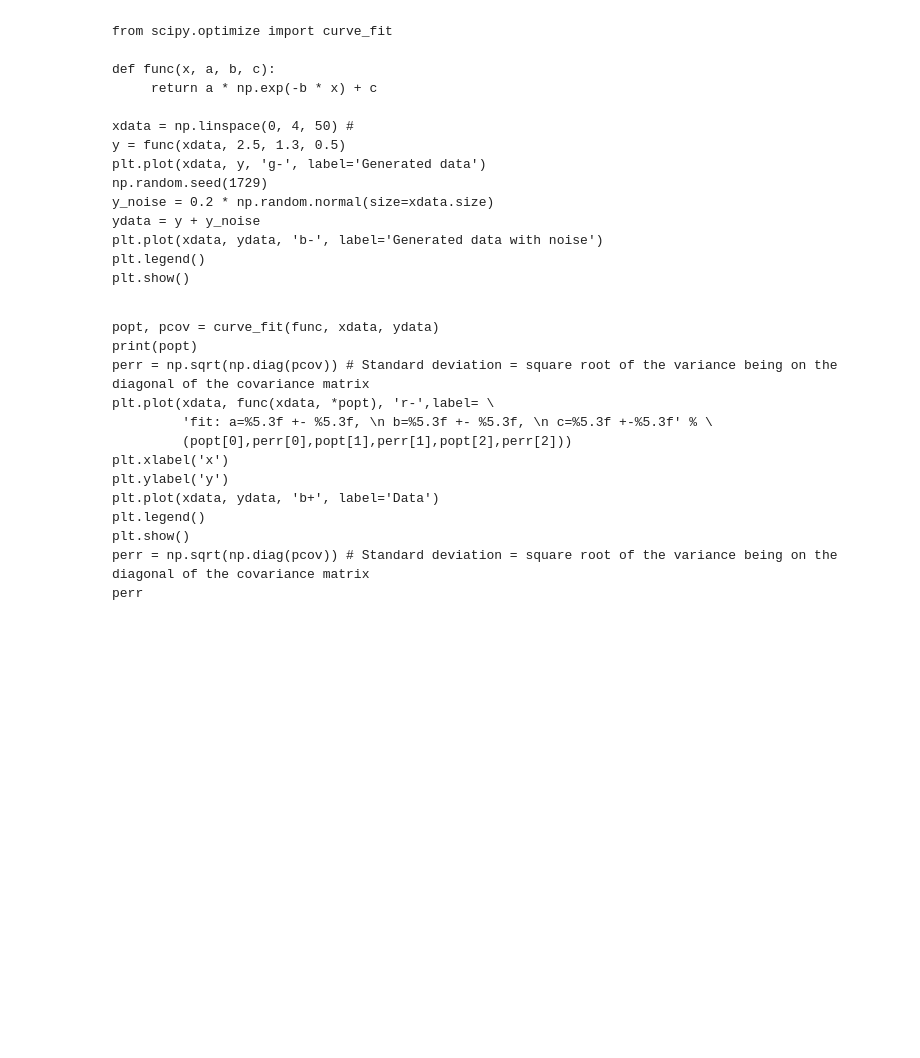
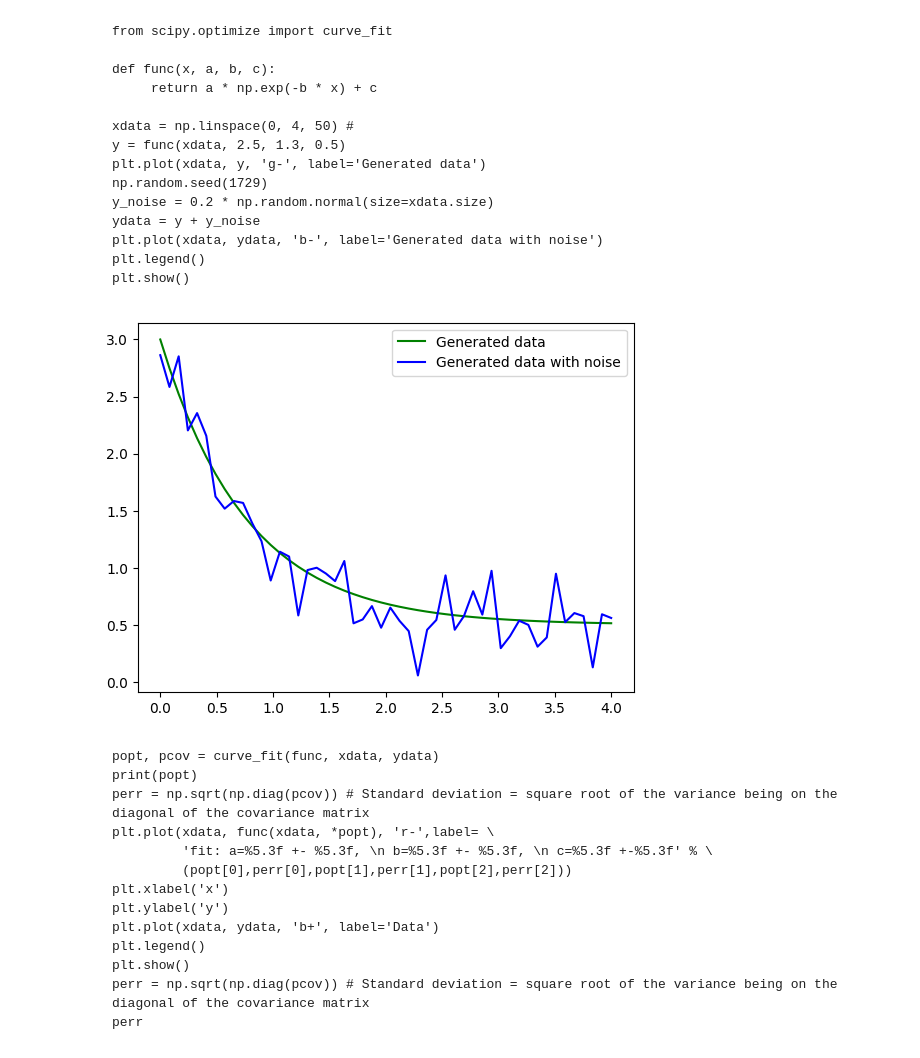
Before and after one commit to orsli/Data-Science-Fundamentals, a Jupyter notebook: 12_Fitting.ipynb, the cells around one changed output. Cells and saved outputs as stored; diff of their text form; code cells hidden in the pictures; blank space fills up the shorter version.

````diff
--- a/12_Fitting.ipynb
+++ b/12_Fitting.ipynb
@@ -91,6 +100,23 @@ plt.plot(xdata, ydata, 'b-', label='Generated data with noise')
 plt.legend()
 plt.show()
 ```
+# %%
+from scipy.optimize import curve_fit
+
+def func(x, a, b, c):
+     return a * np.exp(-b * x) + c
+
+xdata = np.linspace(0, 4, 50) #
+y = func(xdata, 2.5, 1.3, 0.5)
+plt.plot(xdata, y, 'g-', label='Generated data')
+np.random.seed(1729)
+y_noise = 0.2 * np.random.normal(size=xdata.size)
+ydata = y + y_noise
+plt.plot(xdata, ydata, 'b-', label='Generated data with noise')
+plt.legend()
+plt.show()
+# %% [output]
+[figure, added]
 # %% [markdown]
 ```
 popt, pcov = curve_fit(func, xdata, ydata)
````
Also changed, not shown: parts of 10 cells of this notebook.
